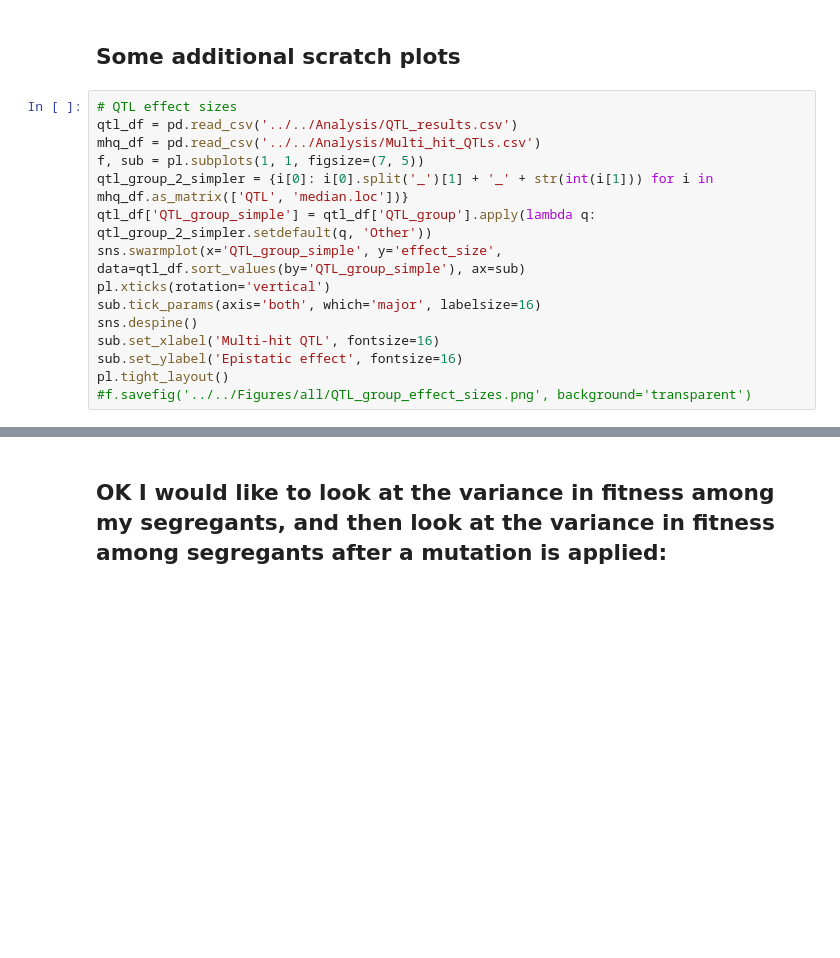
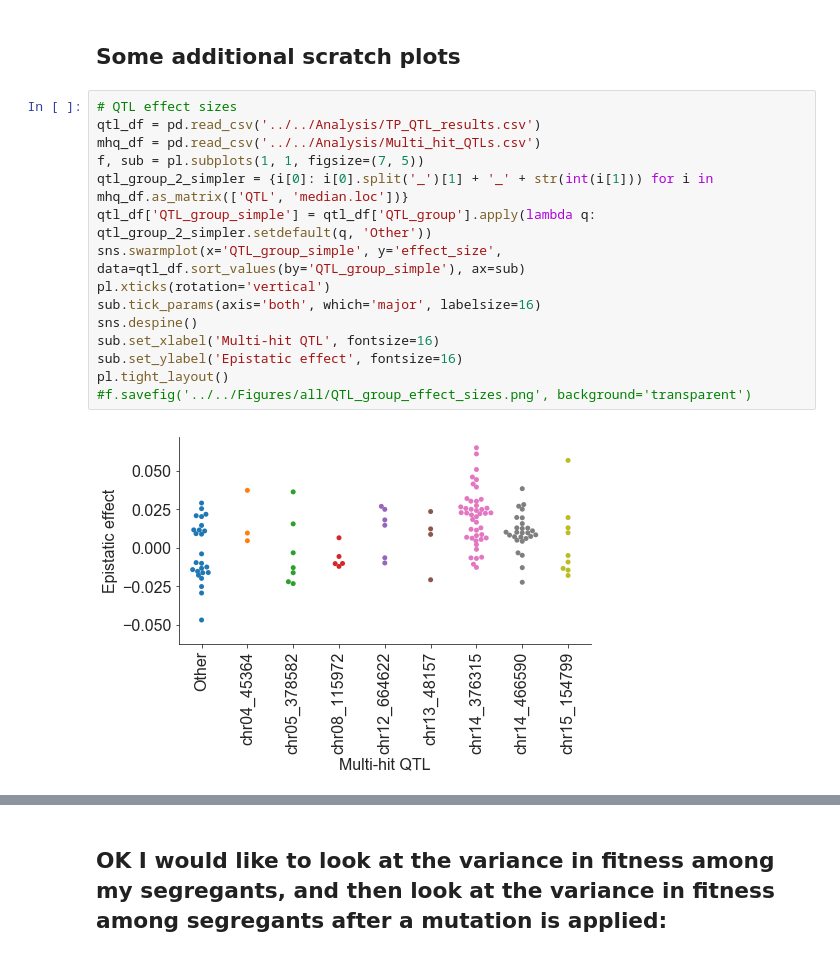
Before and after one commit to mjohnson11/TnSeq_Pipeline, a Jupyter notebook: scripts/TNSEQ_PLOTTING.ipynb, the cells around one changed output, grey strips where cells are left out. Cells and saved outputs as stored; diff of their text form; blank space fills up the shorter version.

```diff
--- a/scripts/TNSEQ_PLOTTING.ipynb
+++ b/scripts/TNSEQ_PLOTTING.ipynb
@@ -903,19 +918,21 @@ TP significant.deleterious.mutations p 1.2610802758684036e-07
 ## Some additional scratch plots
 # %%
 # QTL effect sizes
-qtl_df = pd.read_csv('../../Analysis/QTL_results.csv')
+qtl_df = pd.read_csv('../../Analysis/TP_QTL_results.csv')
 mhq_df = pd.read_csv('../../Analysis/Multi_hit_QTLs.csv')
 f, sub = pl.subplots(1, 1, figsize=(7, 5))
 qtl_group_2_simpler = {i[0]: i[0].split('_')[1] + '_' + str(int(i[1])) for i in mhq_df.as_matrix(['QTL', 'median.loc'])}
 qtl_df['QTL_group_simple'] = qtl_df['QTL_group'].apply(lambda q: qtl_group_2_simpler.setdefault(q, 'Other'))
 sns.swarmplot(x='QTL_group_simple', y='effect_size', data=qtl_df.sort_values(by='QTL_group_simple'), ax=sub)
 pl.xticks(rotation='vertical')
 sub.tick_params(axis='both', which='major', labelsize=16)
 sns.despine()
 sub.set_xlabel('Multi-hit QTL', fontsize=16)
 sub.set_ylabel('Epistatic effect', fontsize=16)
 pl.tight_layout()
 #f.savefig('../../Figures/all/QTL_group_effect_sizes.png', background='transparent')
+# %% [output]
+[figure, added]
 # %%
 for exp in exps:
     dats[exp]['avg_s_effect'] = dats[exp].apply(lambda r: np.nanmean([np.abs(r[s+'.mean.s']) for s in segs_all[exp]]), axis=1)
```
Also changed, not shown: parts of 17 cells of this notebook, 2 other files.
